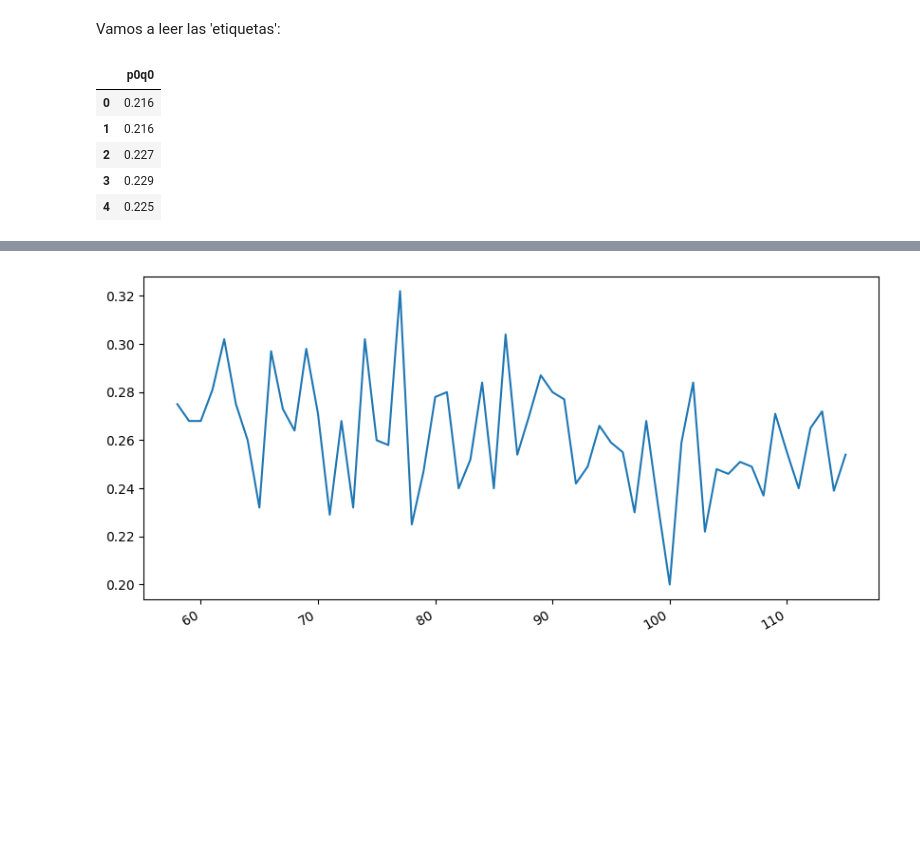
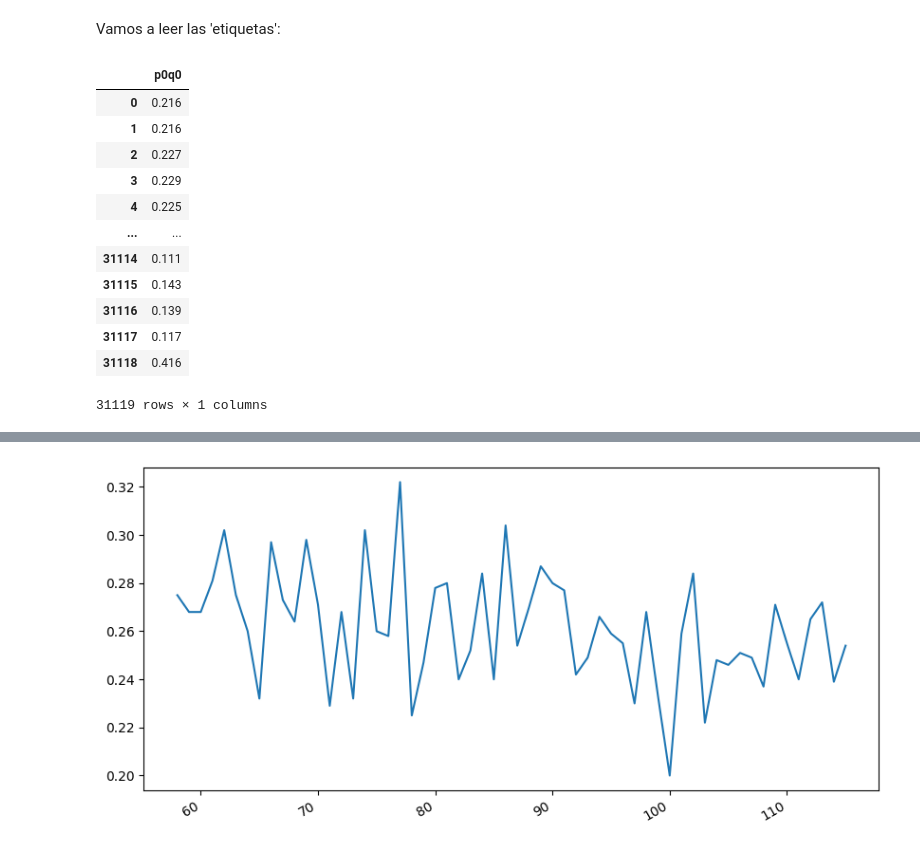
Before and after one commit to contepablod/DLS_Bourbaki, a Jupyter notebook: Semana4/intro_autorregresivos.ipynb, the cells around one changed output, grey strips where cells are left out. Drawn from its saved outputs; the diff is of its cells as text; code cells hidden in the pictures; blank space fills up the shorter version.

```diff
--- a/Semana4/intro_autorregresivos.ipynb
+++ b/Semana4/intro_autorregresivos.ipynb
@@ -226,13 +233,20 @@ y_train= pd.read_csv('./Data/Ytrain_yL5OjS4.csv')
 # %%
 df = y_train[['p0q0']]
 # %%
-df.head()
+df
 # %% [output]
 |  | p0q0 |
 | 0 | 0.216 |
 | 1 | 0.216 |
 | 2 | 0.227 |
 | 3 | 0.229 |
 | 4 | 0.225 |
+| ... | ... |
+| 31114 | 0.111 |
+| 31115 | 0.143 |
+| 31116 | 0.139 |
+| 31117 | 0.117 |
+| 31118 | 0.416 |
+31119 rows × 1 columns
 # %%
 fig = plt.figure(figsize=(10, 5))
```
Also changed, not shown: parts of 8 cells of this notebook, 2 other files.
